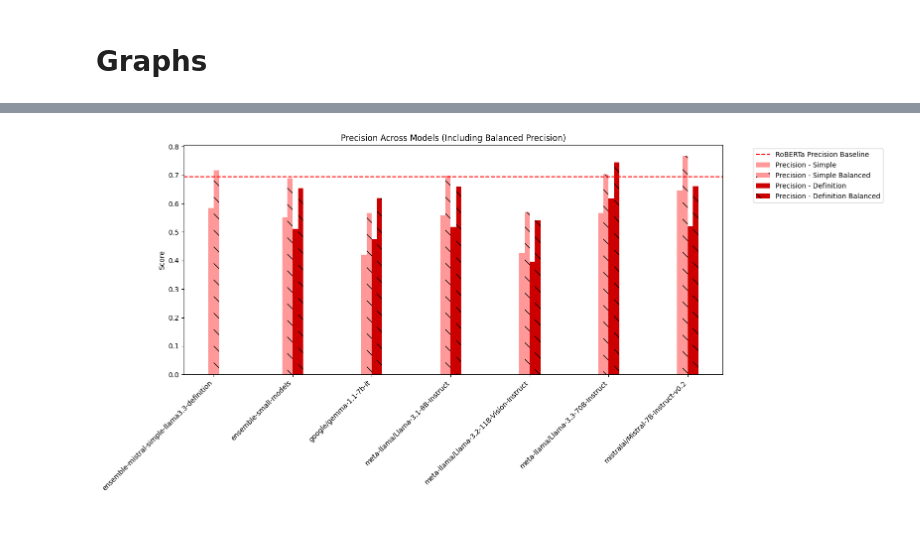
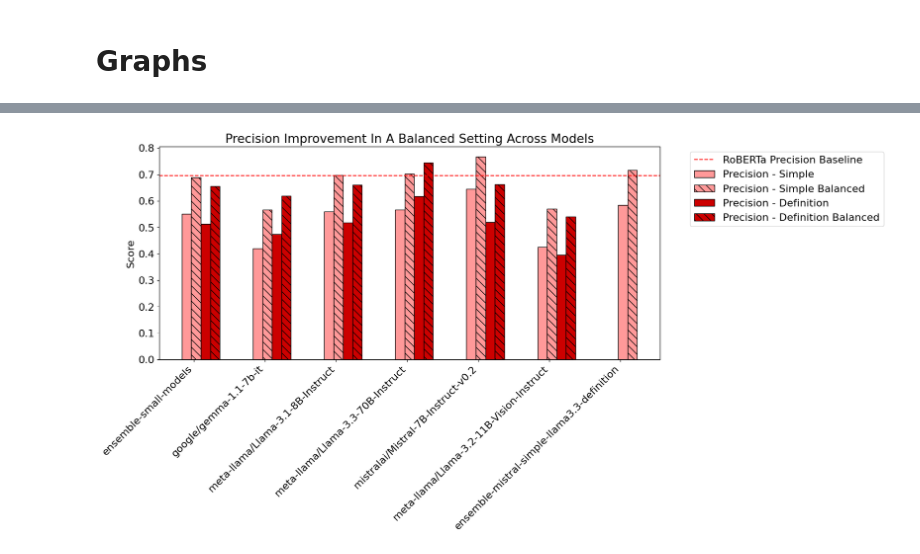
Before and after one commit to leoli51/youtube-conspiracy-detection, a Jupyter notebook: notebooks/graphs_and_tables.ipynb, the cells around one changed output, grey strips where cells are left out. Saved outputs shown, nothing was run; the diff lists cells and outputs as text; code cells hidden in the pictures; blank space fills up the shorter version.

```diff
--- a/notebooks/graphs_and_tables.ipynb
+++ b/notebooks/graphs_and_tables.ipynb
@@ -71,10 +71,12 @@ Roberta 3Epochs & none & 3.650 & 0.732 & 29.915 \\
 # %%
 import matplotlib.pyplot as plt
 import pandas as pd
+import numpy as np
 
 # Load the dataset
 file_path = "Results Analysis - Summary.csv"
 df = pd.read_csv(file_path)
+df = df.sort_values(by="Model", key=lambda x: x.str.len())
 
 df.replace("#DIV/0!", -1, inplace=True)
 df.fillna(-1, inplace=True)
@@ -92,7 +94,9 @@ light_green = "#98df8a"
 dark_green = "#2ca02c"
 
 no_pattern = None
-diagonal_lines = "\\"
+diagonal_lines = "\\\\"
+
+plt.rcParams.update({"font.size": 16})
 # %%
 # Adjust bar positioning to include ensemble model without prompt while keeping correct order
 fig, ax = plt.subplots(figsize=(12, 6))
@@ -187,6 +204,16 @@ metric_prompt_colors = {
     "Precision - Definition": (dark_red, no_pattern),
     "Precision - Definition Balanced": (dark_red, diagonal_lines),
 }
+
+# Filter out baseline models
+df_filtered = df[~df["Model"].isin(["Always Positive", "Always Negative", "Mean Predictor"])].copy()
+grouped = df_filtered.groupby(["Model", "Prompt"]).mean(numeric_only=True).reset_index()
+unique_models = grouped["Model"].unique()
+unique_models = unique_models[np.argsort([len(s) for s in unique_models])]
+
+# Compute RoBERTa baseline values
+roberta_baseline = df_filtered[df_filtered["Model"].str.contains("roberta", case=False)]
+precision_baseline = roberta_baseline["True Class Precision"].mean()
 
 # Re-run the plotting
 fig, ax = plt.subplots(figsize=(14, 6))
@@ -198,42 +225,54 @@ for (model, prompt), subset in grouped.groupby(["Model", "Prompt"]):
         continue
     x_base = x_positions[model]
 
     if prompt == "simple":
         x_prec = x_base
-        x_prec_bal = x_base + 0.2
+        x_prec_bal = x_base + bar_width
     elif prompt == "definition":
-        x_prec = x_base + 0.4
-        x_prec_bal = x_base + 0.6
+        x_prec = x_base + 2 * bar_width
+        x_prec_bal = x_base + 3 * bar_width
     elif prompt == "none":
-        x_prec = x_base + 0.2
-        x_prec_bal = x_base + 0.4
+        x_prec = x_base + bar_width
+        x_prec_bal = x_base + 2 * bar_width
     else:
         continue
 
     prec_label = f"Precision - {prompt.capitalize() if prompt != 'none' else 'Simple'}"
     prec_bal_label = f"Precision - {prompt.capitalize() if prompt != 'none' else 'Simple'} Balanced"
 
     color, pattern = metric_prompt_colors[prec_label]
     color_bal, pattern_bal = metric_prompt_colors[prec_bal_label]
 
-    ax.bar(x_prec, subset["True Class Precision"].values[0], width=bar_width,
-           color=color, hatch=pattern, label=prec_label if prec_label not in plotted_labels else None)
-    ax.bar(x_prec_bal, subset["Bal True Class Precision"].values[0], width=bar_width,
-           color=color_bal, hatch=pattern_bal,
-           label=prec_bal_label if prec_bal_label not in plotted_labels else None)
+    ax.bar(x_prec,
+           subset["True Class Precision"].values[0],
+           width=bar_width,
+           color=color,
+           hatch=pattern,
+           label=prec_label if prec_label not in plotted_labels else None,
+           edgecolor="black",
+           )
+    ax.bar(x_prec_bal,
+           subset["Bal True Class Precision"].values[0],
+           width=bar_width,
+           color=color_bal,
+           hatch=pattern_bal,
+           label=prec_bal_label if prec_bal_label not in plotted_labels else None,
+           edgecolor="black",
+           )
 
     plotted_labels.update([prec_label, prec_bal_label])
 
 # Add horizontal line for RoBERTa baseline
 ax.axhline(precision_baseline, linestyle="dashed", color="red", label="RoBERTa Precision Baseline")
 
 # Labels and legend
 ax.set_xticks([x + 0.3 for x in x_positions.values()])
 ax.set_xticklabels([model for model in unique_models if "roberta" not in model.lower()], rotation=45, ha="right")
 ax.set_ylabel("Score")
-ax.set_title("Precision Across Models (Including Balanced Precision)")
+ax.set_title("Precision Improvement In A Balanced Setting Across Models")
 ax.legend(bbox_to_anchor=(1.05, 1), loc="upper left")
 
+plt.savefig("precision_recall_balanced.svg", bbox_inches="tight")
 plt.show()
 # %% [output]
-[figure, old version]
+[figure, new version]
```
Also changed, not shown: parts of 6 cells of this notebook, 5 other files.
